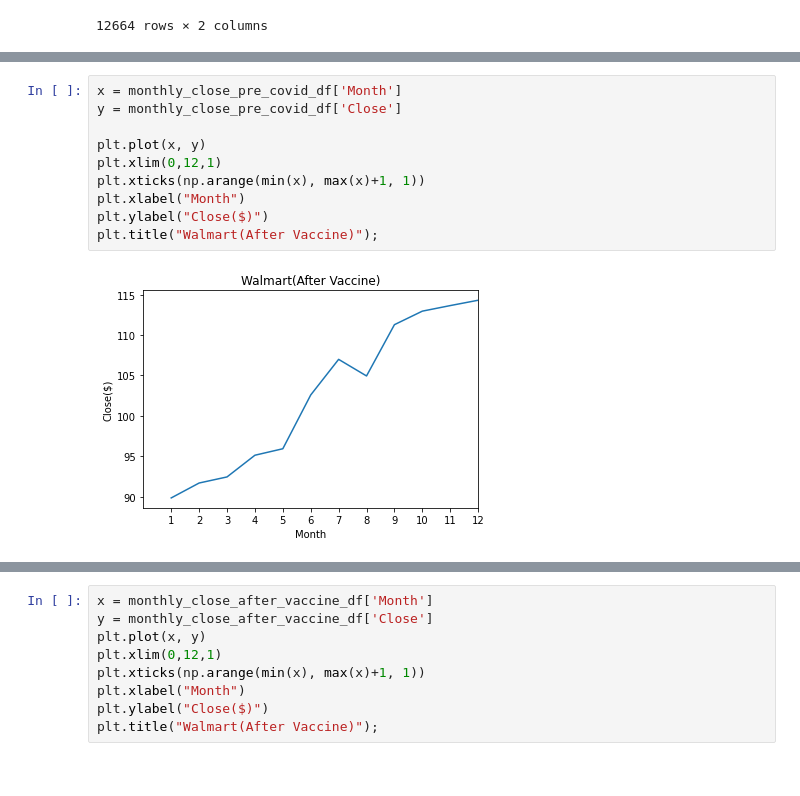
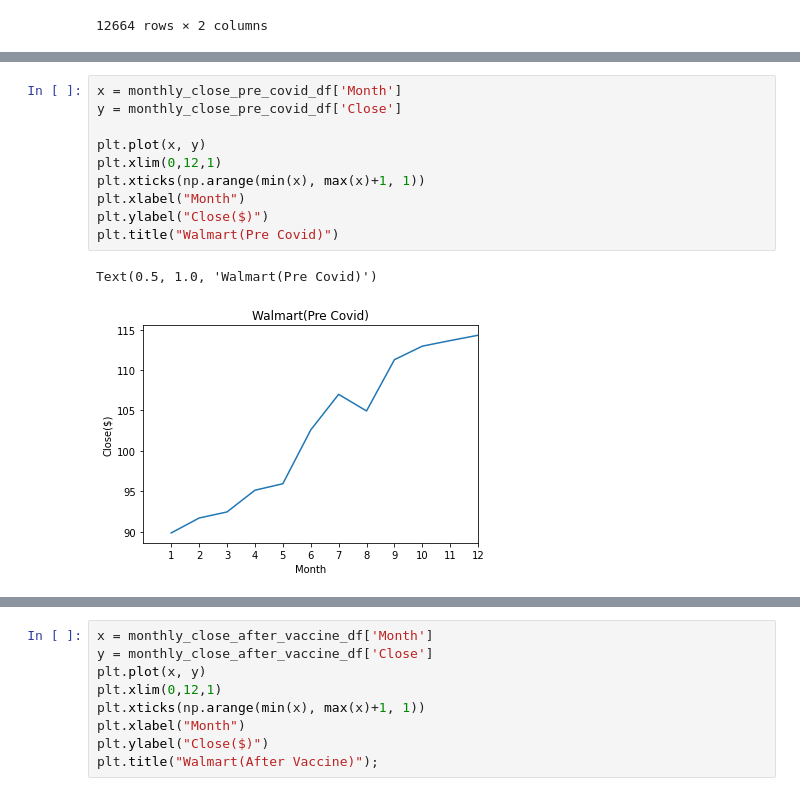
Before and after one commit to cjallow01/project-1, a Jupyter notebook: Retail_Walmart_Stocks.ipynb, the cells around one changed output, grey strips where cells are left out. Cells and saved outputs as stored; diff of their text form.

Commit message:
Walmart COVID Data

```diff
--- a/Retail_Walmart_Stocks.ipynb
+++ b/Retail_Walmart_Stocks.ipynb
@@ -123,15 +123,16 @@ monthly_close_pre_covid_df
 # %%
 x = monthly_close_pre_covid_df['Month']
 y = monthly_close_pre_covid_df['Close']
 
 plt.plot(x, y)
 plt.xlim(0,12,1)
 plt.xticks(np.arange(min(x), max(x)+1, 1))
 plt.xlabel("Month")
 plt.ylabel("Close($)")
-plt.title("Walmart(After Vaccine)");
+plt.title("Walmart(Pre Covid)")
 # %% [output]
+Text(0.5, 1.0, 'Walmart(Pre Covid)')
-[figure, old version]
+[figure, new version]
 # %%
 #Dateframe Before Vaccine(Jan 2020 - Nov 2020)
 Walmart_before_vaccine_df = Walmart_data_df.loc[((Walmart_data_df['Date'] >= '2020-01-01') & (Walmart_data_df['Date'] < '2020-12-01'))]
```
Also changed, not shown: parts of 7 cells of this notebook, 1 other file.
